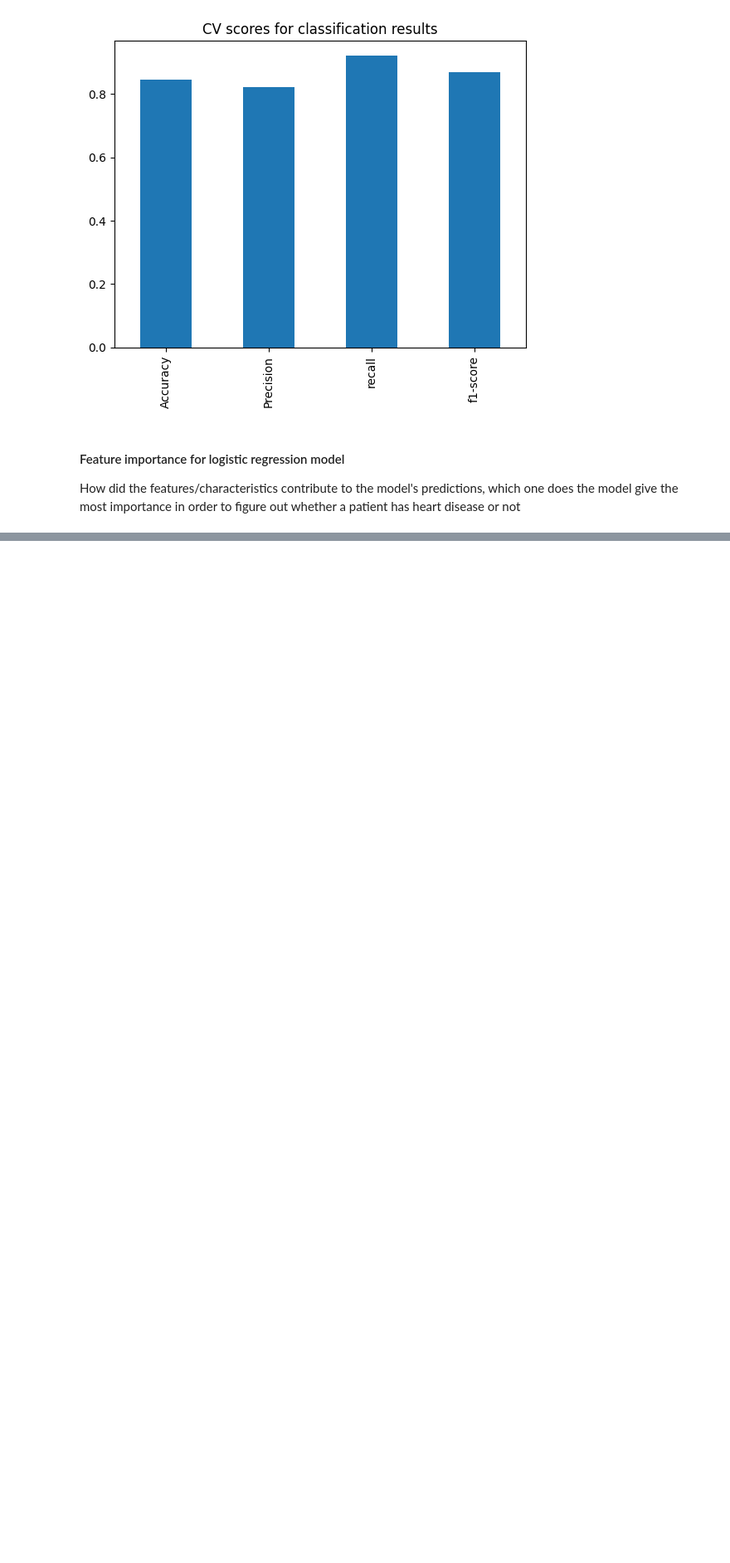
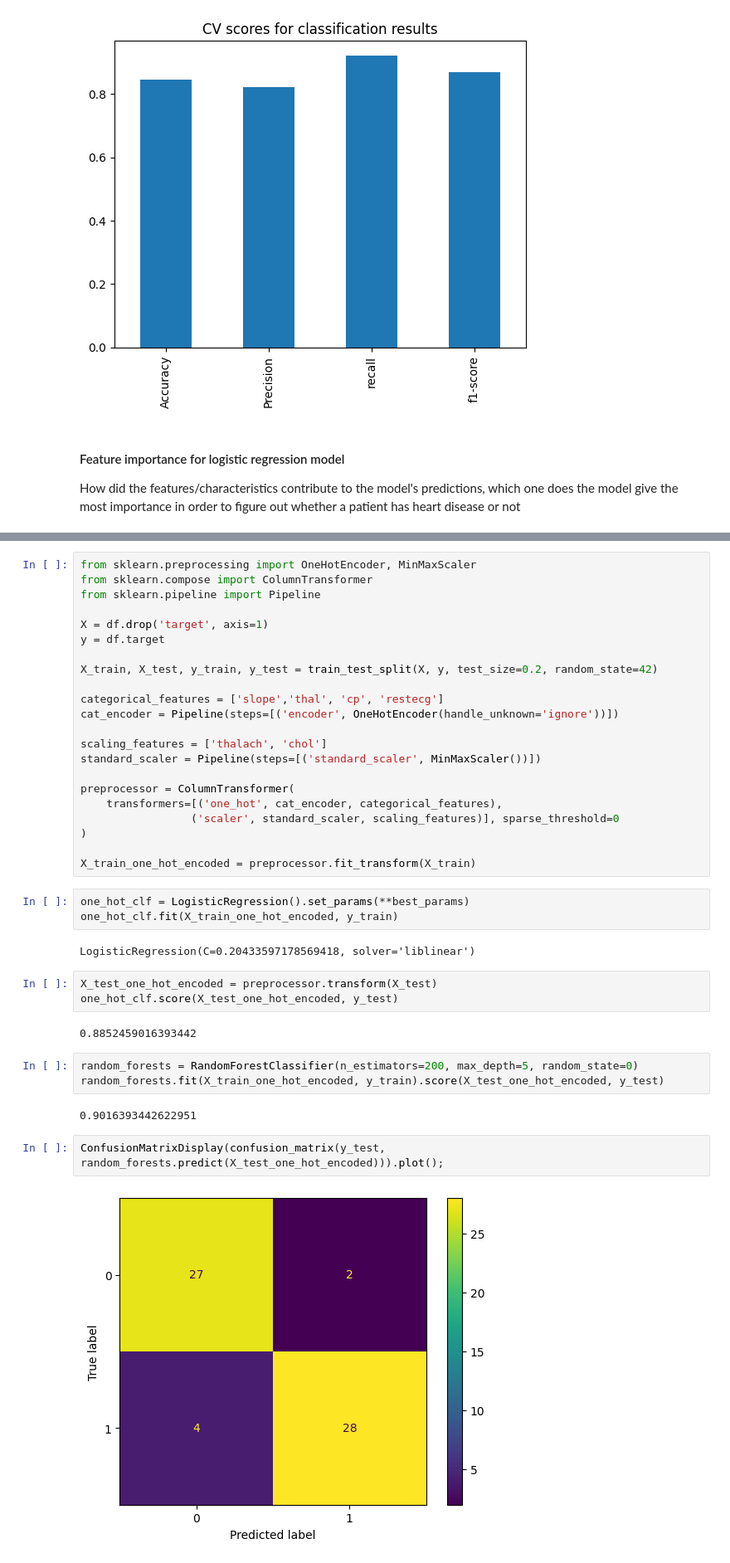
Before and after one commit to Sohaib90/ZTM-project-1, a Jupyter notebook: end-to-end.ipynb, the cells around one changed output, grey strips where cells are left out. Shown: that part at 83% size. Cells and saved outputs as stored; diff of their text form; blank space fills up the shorter version.

Commit message:
added code to reduce the false negatives predictions

```diff
--- a/end-to-end.ipynb
+++ b/end-to-end.ipynb
@@ -707,0 +740,41 @@ pd.crosstab(df.slope, df.target)
+# %%
+from sklearn.preprocessing import OneHotEncoder, MinMaxScaler
+from sklearn.compose import ColumnTransformer
+from sklearn.pipeline import Pipeline
+
+X = df.drop('target', axis=1)
+y = df.target
+
+X_train, X_test, y_train, y_test = train_test_split(X, y, test_size=0.2, random_state=42)
+
+categorical_features = ['slope','thal', 'cp', 'restecg']
+cat_encoder = Pipeline(steps=[('encoder', OneHotEncoder(handle_unknown='ignore'))])
+
+scaling_features = ['thalach', 'chol']
+standard_scaler = Pipeline(steps=[('standard_scaler', MinMaxScaler())])
+
+preprocessor = ColumnTransformer(
+    transformers=[('one_hot', cat_encoder, categorical_features),
+                 ('scaler', standard_scaler, scaling_features)], sparse_threshold=0
+)
+
+X_train_one_hot_encoded = preprocessor.fit_transform(X_train)
+# %%
+one_hot_clf = LogisticRegression().set_params(**best_params)
+one_hot_clf.fit(X_train_one_hot_encoded, y_train)
+# %% [output]
+LogisticRegression(C=0.20433597178569418, solver='liblinear')
+# %%
+X_test_one_hot_encoded = preprocessor.transform(X_test)
+one_hot_clf.score(X_test_one_hot_encoded, y_test)
+# %% [output]
+0.8852459016393442
+# %%
+random_forests = RandomForestClassifier(n_estimators=200, max_depth=5, random_state=0)
+random_forests.fit(X_train_one_hot_encoded, y_train).score(X_test_one_hot_encoded, y_test)
+# %% [output]
+0.9016393442622951
+# %%
+ConfusionMatrixDisplay(confusion_matrix(y_test, random_forests.predict(X_test_one_hot_encoded))).plot();
+# %% [output]
+[figure, added]
```
Also changed, not shown: parts of 16 cells of this notebook.
